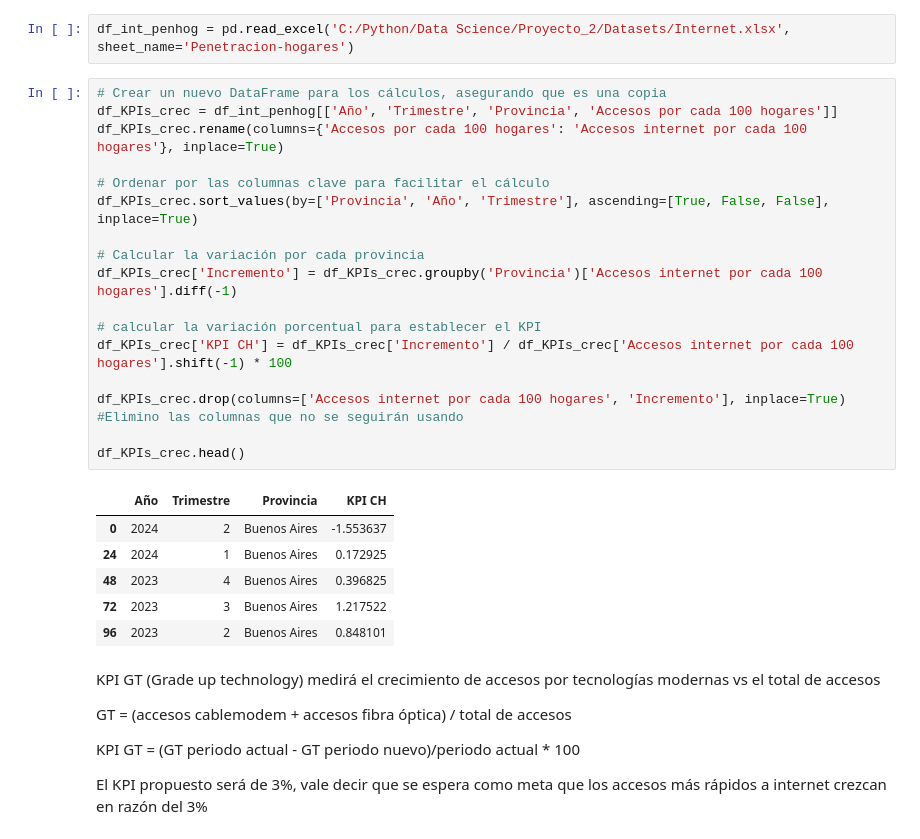
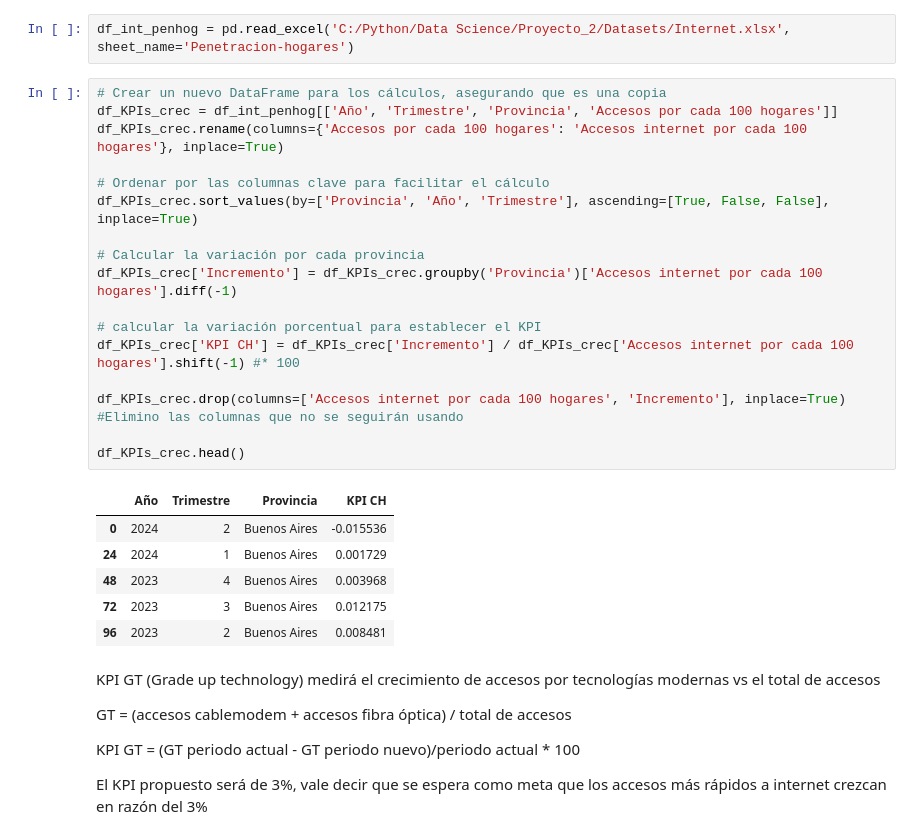
Before and after one commit to DedesF/Proyecto_2, a Jupyter notebook: Analisis/ETL.ipynb, the cells around one changed output. Saved outputs shown, nothing was run; the diff lists cells and outputs as text.

```diff
--- a/Analisis/ETL.ipynb
+++ b/Analisis/ETL.ipynb
@@ -513,27 +513,27 @@ df_int_penhog = pd.read_excel('C:/Python/Data Science/Proyecto_2/Datasets/Intern
 # %%
 # Crear un nuevo DataFrame para los cálculos, asegurando que es una copia
 df_KPIs_crec = df_int_penhog[['Año', 'Trimestre', 'Provincia', 'Accesos por cada 100 hogares']]
 df_KPIs_crec.rename(columns={'Accesos por cada 100 hogares': 'Accesos internet por cada 100 hogares'}, inplace=True)
 
 # Ordenar por las columnas clave para facilitar el cálculo
 df_KPIs_crec.sort_values(by=['Provincia', 'Año', 'Trimestre'], ascending=[True, False, False], inplace=True)
 
 # Calcular la variación por cada provincia
 df_KPIs_crec['Incremento'] = df_KPIs_crec.groupby('Provincia')['Accesos internet por cada 100 hogares'].diff(-1)
 
 # calcular la variación porcentual para establecer el KPI
-df_KPIs_crec['KPI CH'] = df_KPIs_crec['Incremento'] / df_KPIs_crec['Accesos internet por cada 100 hogares'].shift(-1) * 100
+df_KPIs_crec['KPI CH'] = df_KPIs_crec['Incremento'] / df_KPIs_crec['Accesos internet por cada 100 hogares'].shift(-1) #* 100
 
 df_KPIs_crec.drop(columns=['Accesos internet por cada 100 hogares', 'Incremento'], inplace=True) #Elimino las columnas que no se seguirán usando
 
 df_KPIs_crec.head()
 # %% [output]
 |  | Año | Trimestre | Provincia | KPI CH |
-| 0 | 2024 | 2 | Buenos Aires | -1.553637 |
-| 24 | 2024 | 1 | Buenos Aires | 0.172925 |
-| 48 | 2023 | 4 | Buenos Aires | 0.396825 |
-| 72 | 2023 | 3 | Buenos Aires | 1.217522 |
-| 96 | 2023 | 2 | Buenos Aires | 0.848101 |
+| 0 | 2024 | 2 | Buenos Aires | -0.015536 |
+| 24 | 2024 | 1 | Buenos Aires | 0.001729 |
+| 48 | 2023 | 4 | Buenos Aires | 0.003968 |
+| 72 | 2023 | 3 | Buenos Aires | 0.012175 |
+| 96 | 2023 | 2 | Buenos Aires | 0.008481 |
 # %% [markdown]
 KPI GT (Grade up technology) medirá el crecimiento de accesos por tecnologías modernas vs el total de accesos
 
```
Also changed, not shown: parts of 5 cells of this notebook, 8 other files.
